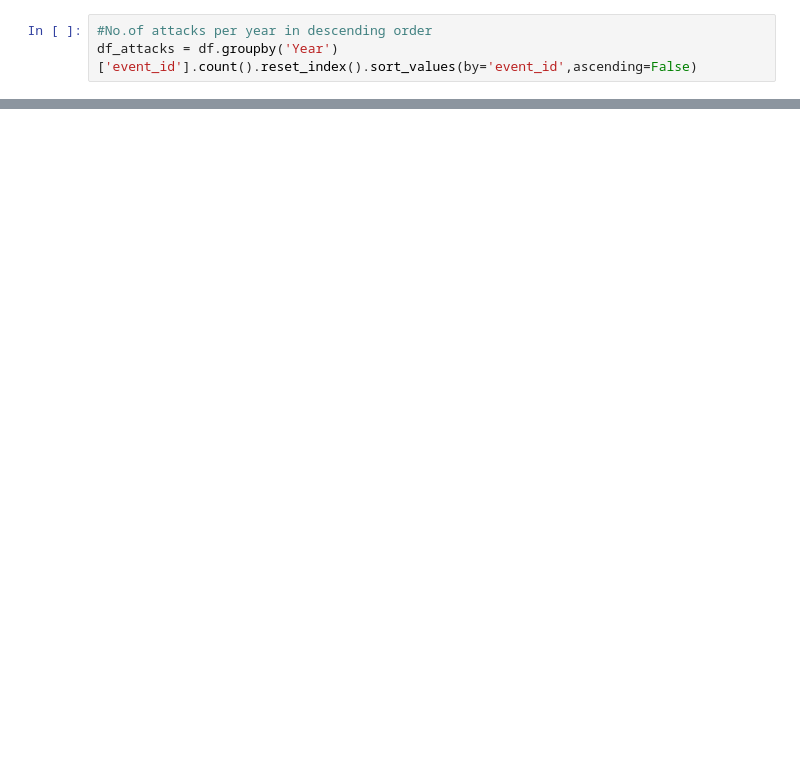
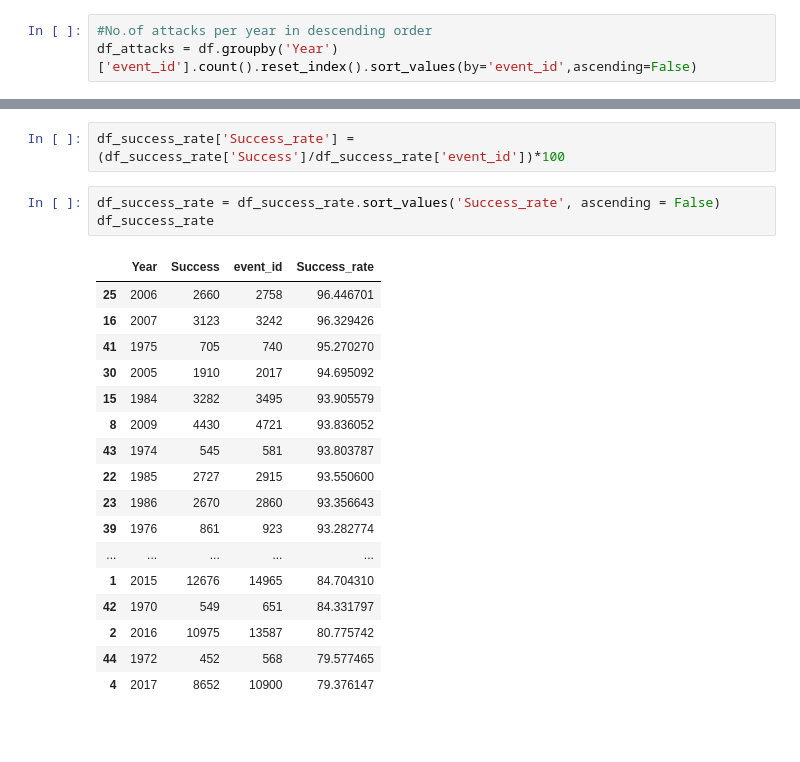
Before and after one commit to SIDPATEL-9496/EDA-on-Global-Terrorism, a Jupyter notebook: GlobalTerrorismEDA(1).ipynb, the cells around one changed output, grey strips where cells are left out. Drawn from its saved outputs; the diff is of its cells as text; blank space fills up the shorter version.

```diff
--- a/GlobalTerrorismEDA(1).ipynb
+++ b/GlobalTerrorismEDA(1).ipynb
@@ -246,3 +224,26 @@ full_df
+# %%
+df_success_rate['Success_rate'] = (df_success_rate['Success']/df_success_rate['event_id'])*100
+# %%
+df_success_rate = df_success_rate.sort_values('Success_rate', ascending = False)
+df_success_rate
+# %% [output]
+|  | Year | Success | event_id | Success_rate |
+| 25 | 2006 | 2660 | 2758 | 96.446701 |
+| 16 | 2007 | 3123 | 3242 | 96.329426 |
+| 41 | 1975 | 705 | 740 | 95.270270 |
+| 30 | 2005 | 1910 | 2017 | 94.695092 |
+| 15 | 1984 | 3282 | 3495 | 93.905579 |
+| 8 | 2009 | 4430 | 4721 | 93.836052 |
+| 43 | 1974 | 545 | 581 | 93.803787 |
+| 22 | 1985 | 2727 | 2915 | 93.550600 |
+| 23 | 1986 | 2670 | 2860 | 93.356643 |
+| 39 | 1976 | 861 | 923 | 93.282774 |
+| ... | ... | ... | ... | ... |
+| 1 | 2015 | 12676 | 14965 | 84.704310 |
+| 42 | 1970 | 549 | 651 | 84.331797 |
+| 2 | 2016 | 10975 | 13587 | 80.775742 |
+| 44 | 1972 | 452 | 568 | 79.577465 |
+| 4 | 2017 | 8652 | 10900 | 79.376147 |
 # %% [markdown]
 #
 # %%
```
Also changed, not shown: parts of 14 cells of this notebook.
